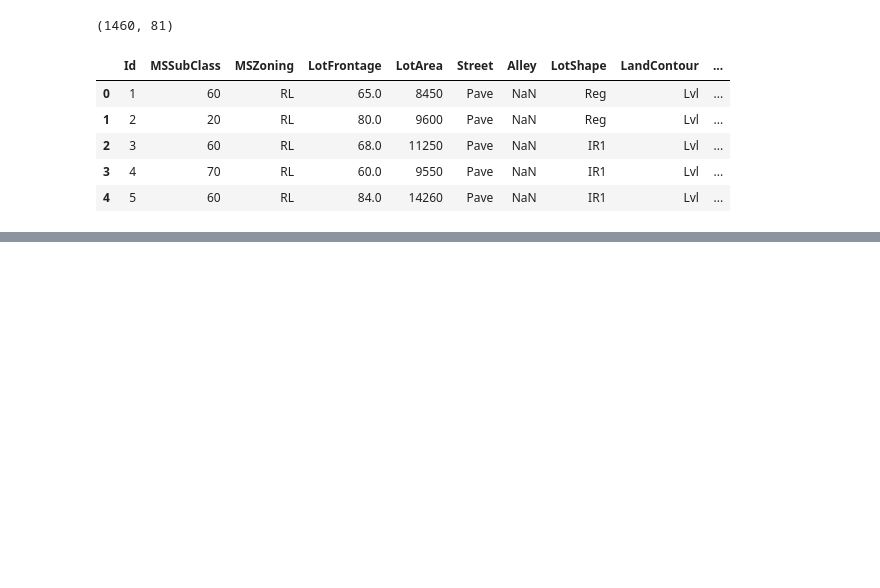
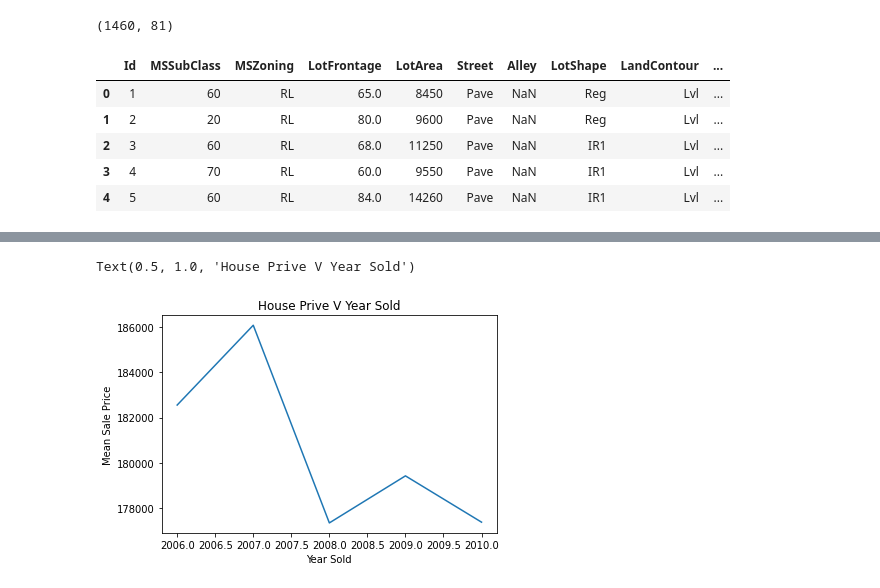
Before and after one commit to Belac44/Competitions, a Jupyter notebook: Advanced_House_Prediction.ipynb, the cells around one changed output, grey strips where cells are left out. Saved outputs shown, nothing was run; the diff lists cells and outputs as text; code cells hidden in the pictures; blank space fills up the shorter version.

```diff
--- a/Advanced_House_Prediction.ipynb
+++ b/Advanced_House_Prediction.ipynb
@@ -30,0 +166,9 @@ SyntaxError: ignored
+# %%
+#Check for a relation between the year the house is sold and selling price
+df.groupby("YrSold")['SalePrice'].mean().plot()
+plt.xlabel("Year Sold")
+plt.ylabel("Mean Sale Price")
+plt.title("House Prive V Year Sold")
+# %% [output]
+Text(0.5, 1.0, 'House Prive V Year Sold')
+[figure, added]
```
Also changed, not shown: parts of 27 cells of this notebook.
